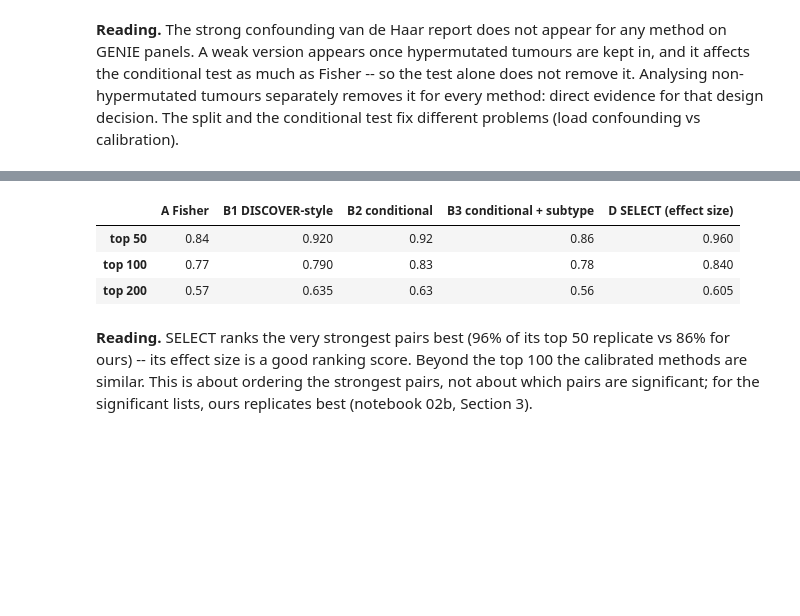
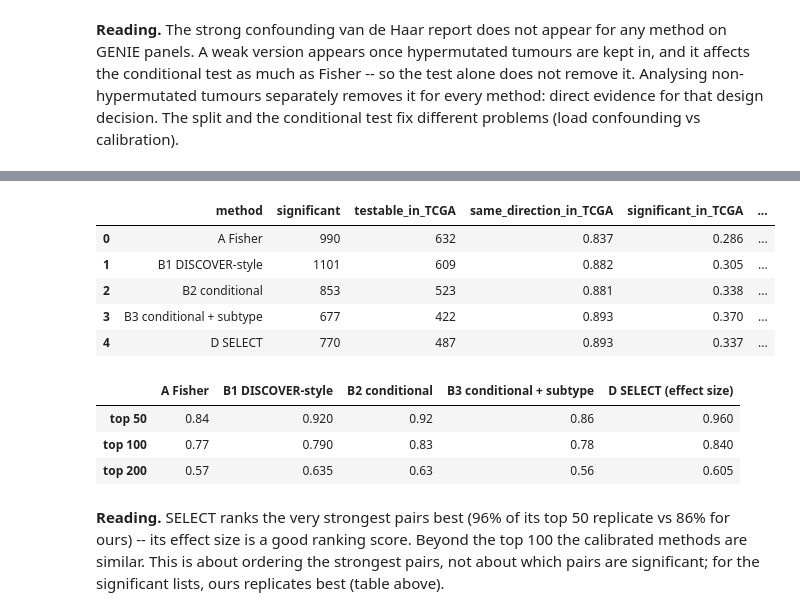
Before and after one commit to Wlimni/Learning-Cancer-Mutation-Landscapes-from-Large-Scale-Mutation-Testing-Data-fyp, a Jupyter notebook: notebooks/02c_phase2_extensions.ipynb, the cells around one changed output, grey strips where cells are left out. Drawn from its saved outputs; the diff is of its cells as text; code cells hidden in the pictures; blank space fills up the shorter version.

```diff
--- a/notebooks/02c_phase2_extensions.ipynb
+++ b/notebooks/02c_phase2_extensions.ipynb
@@ -574,13 +234,0 @@ pair truly varies. Judged against the TCGA estimate of the same pair.
-# %%
-s = pd.read_parquet(P + "shrunk_effects.parquet")
-t = s[s.tcga_p.notna()].copy()
-t["theta_tcga"] = np.log((t.tcga_n_both + 0.5) / (t.tcga_expected + 0.5))
-n_types = s.key.value_counts()
-rows = []
-for name, sel in [("all testable", t.index == t.index), ("noisy (< 30 co-altered)", t.n_both_altered < 30),
-                  ("pair in >= 3 cancer types", t.key.map(n_types) >= 3)]:
-    d = t[sel]
-    rows.append(dict(group=name, n=len(d), corr_raw=np.corrcoef(d.theta, d.theta_tcga)[0, 1],
-                     corr_shrunk=np.corrcoef(d.theta_shrunk, d.theta_tcga)[0, 1],
-                     sq_err_raw=((d.theta - d.theta_tcga) ** 2).mean(), sq_err_shrunk=((d.theta_shrunk - d.theta_tcga) ** 2).mean()))
-pd.DataFrame(rows).round(3)
@@ -630 +270,29 @@ replicate in TCGA (p < 0.05, same direction).
+# %%
+from scipy.stats import false_discovery_control
+mb = pd.read_parquet(P + "method_benchmark.parquet")
+M = {"A Fisher": ("p_fisher", "dir_fisher"), "B1 DISCOVER-style": ("p_discover", "dir_discover"),
+     "B2 conditional": ("p_conditional", "dir_conditional"), "B3 conditional + subtype": ("p_cond_subtype", "dir_cond_subtype"),
+     "D SELECT": ("p_select", "dir_select")}
+
+
+def qv(df, pc):   # SELECT reports its own empirical FDR; the others use Benjamini-Hochberg
+    return df["q_select"].to_numpy() if pc == "p_select" else false_discovery_control(df[pc].clip(1e-300, 1))
+
+
+rows = []
+for name, (pc, dc) in M.items():
+    q = qv(mb, pc)
+    s = mb[(q < .05) & mb.tcga_p.notna()]
+    rows.append(dict(method=name, significant=int((q < .05).sum()), testable_in_TCGA=len(s),
+                     same_direction_in_TCGA=(s.tcga_direction == s[dc]).mean(),
+                     significant_in_TCGA=((s.tcga_p < .05) & (s.tcga_direction == s[dc])).mean(),
+                     significant_opposite=int(((s.tcga_p < .05) & (s.tcga_direction != s[dc])).sum())))
+pd.DataFrame(rows).round(3)
+# %% [output]
+|  | method | significant | testable_in_TCGA | same_direction_in_TCGA | significant_in_TCGA | ... |
+| 0 | A Fisher | 990 | 632 | 0.837 | 0.286 | ... |
+| 1 | B1 DISCOVER-style | 1101 | 609 | 0.882 | 0.305 | ... |
+| 2 | B2 conditional | 853 | 523 | 0.881 | 0.338 | ... |
+| 3 | B3 conditional + subtype | 677 | 422 | 0.893 | 0.370 | ... |
+| 4 | D SELECT | 770 | 487 | 0.893 | 0.337 | ... |
 # %%
@@ -648,4 +315,4 @@ pd.DataFrame({name: [((top.tcga_p < .05) & (top.tcga_direction == top._d)).mean(
 **Reading.** SELECT ranks the very strongest pairs best (96% of its top 50 replicate vs 86% for ours) --
 its effect size is a good ranking score. Beyond the top 100 the calibrated methods are similar. This is
 about ordering the strongest pairs, not about which pairs are significant; for the significant lists,
-ours replicates best (notebook 02b, Section 3).
+ours replicates best (table above).
```
Also changed, not shown: parts of 29 cells of this notebook, 29 other files.
